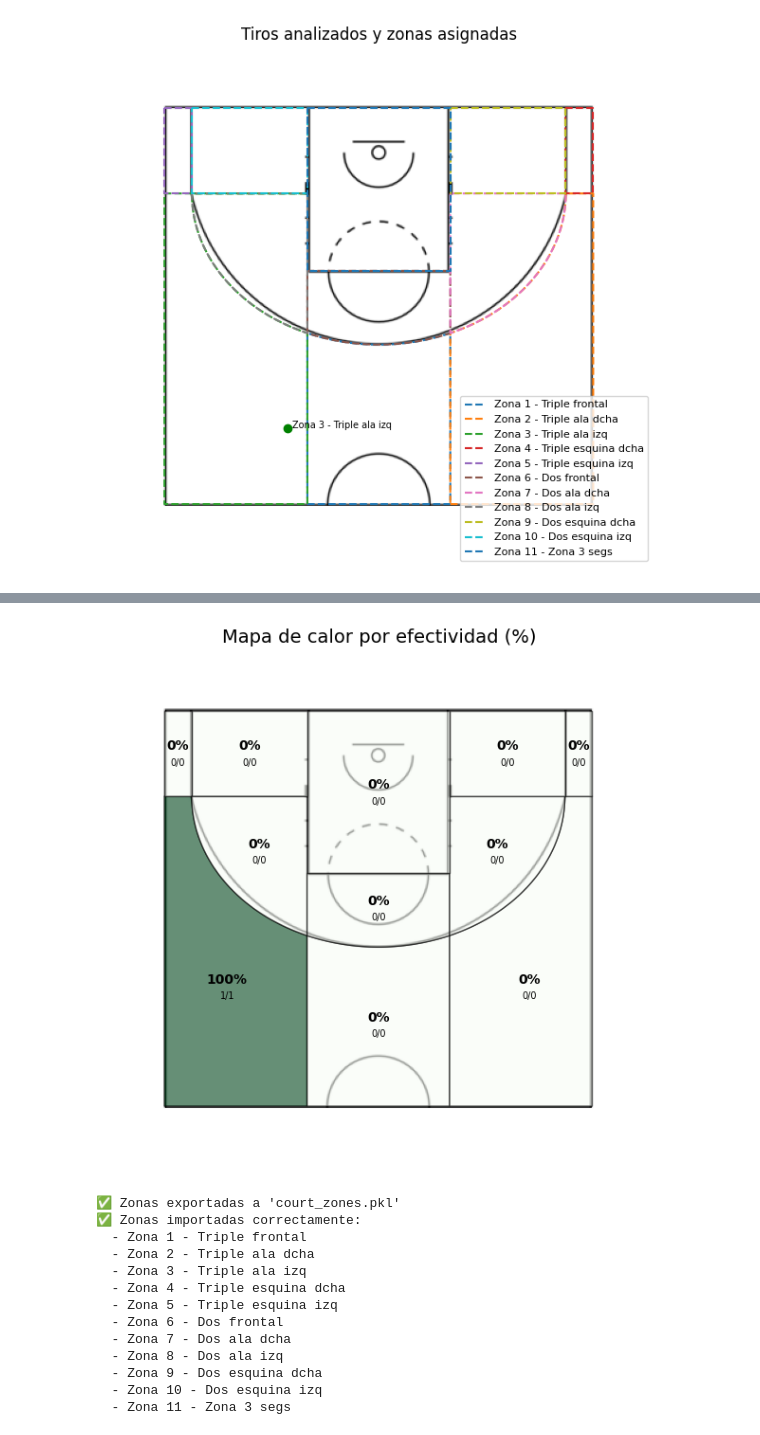
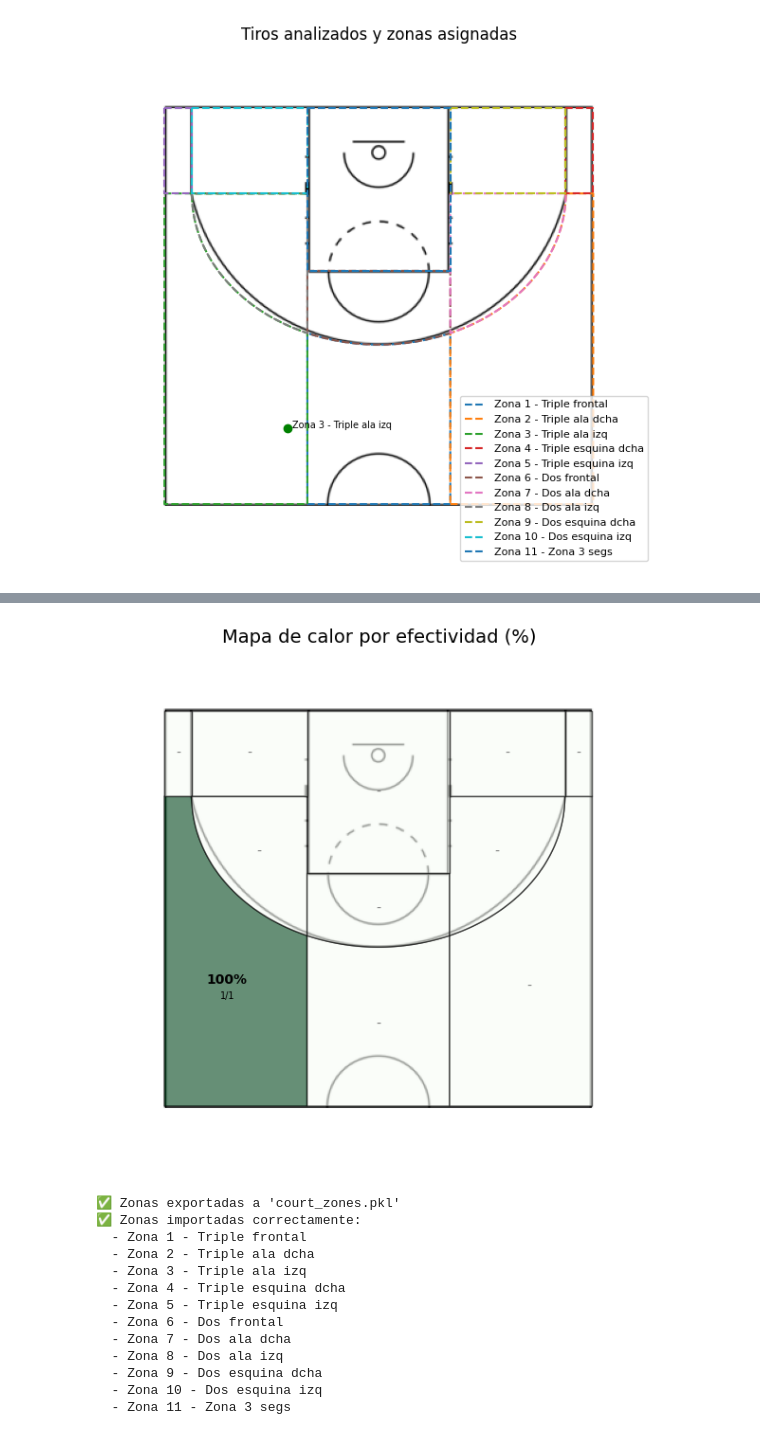
Before and after one commit to jj-quesada/tft-basket, a Jupyter notebook: modules/data_analysis/data_analysis.ipynb, the cells around one changed output, grey strips where cells are left out. Cells and saved outputs as stored; diff of their text form; code cells hidden in the pictures.

```diff
--- a/modules/data_analysis/data_analysis.ipynb
+++ b/modules/data_analysis/data_analysis.ipynb
@@ -404,0 +411,31 @@ display(df_stats)
+# %%
+import matplotlib.pyplot as plt
+import matplotlib.patches as patches
+import numpy as np
+from shapely.geometry import Polygon, MultiPolygon
+
+plt.figure(figsize=(10, 6))
+ax = plt.gca()
+ax.imshow(court_img)
+
+for nombre, zona in zonas_estudio.items():
+    if isinstance(zona, Polygon):
+        coords = np.array(zona.exterior.coords)
+        patch = patches.Polygon(coords, facecolor='none', edgecolor='black', alpha=0.3)
+        ax.add_patch(patch)
+    elif isinstance(zona, MultiPolygon):
+        largest_poly = max(zona.geoms, key=lambda g: g.area)
+        coords = np.array(largest_poly.exterior.coords)
+        patch = patches.Polygon(coords, facecolor='none', edgecolor='black', alpha=0.3)
+        ax.add_patch(patch)
+
+for _, acierto, x, y in zonas_detectadas:
+    if acierto:
+        ax.plot(x, y, 'o', color='green', markersize=6)
+    else:
+        ax.text(x, y, 'X', color='red', fontsize=10,
+                ha='center', va='center', weight='bold')
+
+plt.title("Mapa de tiros individuales (aciertos y fallos)", fontsize=14)
+plt.axis('off')
+plt.tight_layout()
@@ -418,39 +457,42 @@ max_efectividad = df_stats['Efectividad (%)'].max()
 
 for nombre, zona in zonas_estudio.items():
     efectividad = df_stats.loc[df_stats['Zona'] == nombre, 'Efectividad (%)'].values[0]
     intentos = df_stats.loc[df_stats['Zona'] == nombre, 'Intentos'].values[0]
     aciertos = df_stats.loc[df_stats['Zona'] == nombre, 'Aciertos'].values[0]
 
     intensidad = efectividad / max_efectividad if max_efectividad > 0 else 0
     color = plt.cm.Greens(intensidad)
 
     # Dibujar la zona
     if isinstance(zona, Polygon):
         coords = np.array(zona.exterior.coords)
         patch = patches.Polygon(coords, facecolor=color, edgecolor='black', alpha=0.6)
         ax.add_patch(patch)
         centroid = zona.centroid
         cx, cy = centroid.x, centroid.y
     elif isinstance(zona, MultiPolygon):
         largest_poly = max(zona.geoms, key=lambda g: g.area)
         coords = np.array(largest_poly.exterior.coords)
         patch = patches.Polygon(coords, facecolor=color, edgecolor='black', alpha=0.6)
         ax.add_patch(patch)
         centroid = largest_poly.centroid
         cx, cy = centroid.x, centroid.y
 
-    # Añadir texto con porcentaje y fracción
-    ax.text(cx, cy - 6, f'{efectividad:.0f}%', color='black',
-            fontsize=10, ha='center', va='center', weight='bold')
-    ax.text(cx, cy + 8, f'{aciertos}/{intentos}', color='black',
-            fontsize=7, ha='center', va='center')
+    if intentos > 0:
+        # Añadir texto con porcentaje y fracción
+        ax.text(cx, cy - 6, f'{efectividad:.0f}%', color='black',
+                fontsize=10, ha='center', va='center', weight='bold')
+        ax.text(cx, cy + 8, f'{aciertos}/{intentos}', color='black',
+                fontsize=7, ha='center', va='center')
+    else:
+        ax.text(cx, cy, '-', color='gray', fontsize=10, ha='center', va='center', style='italic')
 
 plt.title('Mapa de calor por efectividad (%)', fontsize=14)
 plt.axis('off')
 plt.tight_layout()
 plt.show()
 # %% [output]
-[figure, old version]
+[figure, new version]
 # %%
 import pickle
 
```
Also changed, not shown: parts of 3 cells of this notebook, 2 other files.
